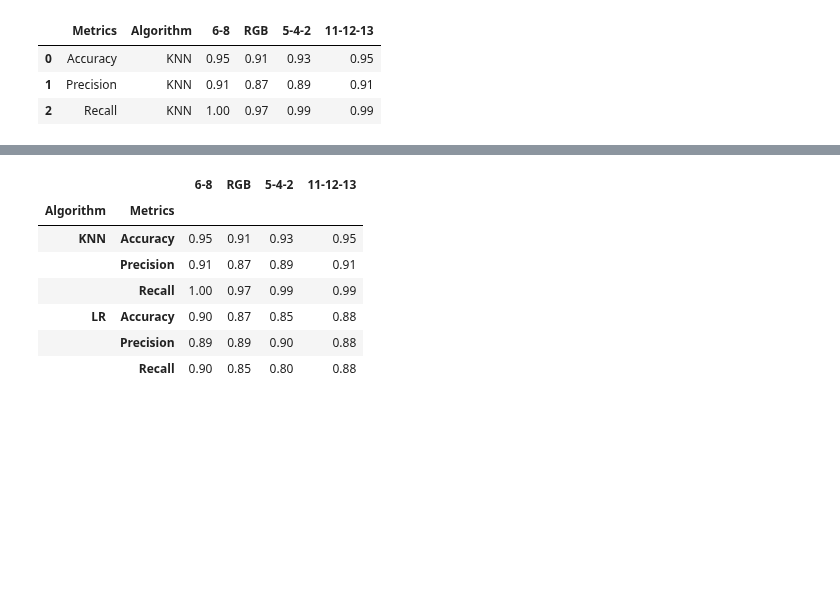
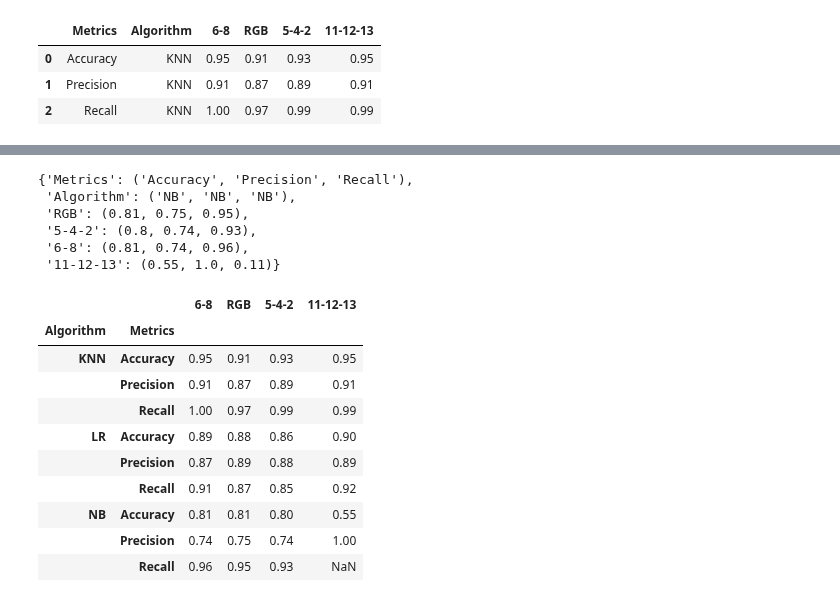
Before and after one commit to jonasbarth/fds-2022-final-project, a Jupyter notebook: hoc.ipynb, the cells around one changed output, grey strips where cells are left out. Cells and saved outputs as stored; diff of their text form; code cells hidden in the pictures; blank space fills up the shorter version.

```diff
--- a/hoc.ipynb
+++ b/hoc.ipynb
@@ -452,21 +453,23 @@ sim_KNN
 dz = {}
 dz['Metrics']=('Accuracy','Precision','Recall')
 dz['Algorithm']=('LR','LR','LR')
+logistic_best_params = bands_best_params(logistic_results)
 
-for i in bands_combination.keys():
-    knn = make_pipeline(
-        ColumnSelector(bands_combination[i]),
+for band, params in logistic_best_params.items():
+    logistic = make_pipeline(
+        ColumnSelector(),
         SimpleImputer(),
         LogisticRegression())
+    logistic.set_params(**params)
 
-    knn.fit(train_hist,train_label)
-    y_hat = knn.predict(test_hist)
+    logistic.fit(train_hist,train_label)
+    y_hat = logistic.predict(test_hist)
 
     acc = round(accuracy_score(test_label, y_hat),2)
     prec = round(precision_score(test_label, y_hat),2)
     recall = round(recall_score(test_label, y_hat),2)
 
-    dz[i]=acc,prec,recall
+    dz[band]=acc,prec,recall
 
 
 dz
@@ -488,12 +491,49 @@ sim_logistic
+# %%
+dz = {}
+dz['Metrics']=('Accuracy','Precision','Recall')
+dz['Algorithm']=('NB','NB','NB')
+bayes_best_params = bands_best_params(naive_bayes_results)
+
+for band, params in bayes_best_params.items():
+    bayes = make_pipeline(
+        ColumnSelector(),
+        SimpleImputer(),
+        GaussianNB())
+    bayes.set_params(**params)
+
+    bayes.fit(train_hist,train_label)
+    y_hat = bayes.predict(test_hist)
+
+    acc = round(accuracy_score(test_label, y_hat),2)
+    prec = round(precision_score(test_label, y_hat),2)
+    recall = round(recall_score(test_label, y_hat),2)
+
+    dz[band]=acc,prec,recall
+
+
+dz
+# %% [output]
+{'Metrics': ('Accuracy', 'Precision', 'Recall'),
+ 'Algorithm': ('NB', 'NB', 'NB'),
+ 'RGB': (0.81, 0.75, 0.95),
+ '5-4-2': (0.8, 0.74, 0.93),
+ '6-8': (0.81, 0.74, 0.96),
+ '11-12-13': (0.55, 1.0, 0.11)}
+# %%
+sim_bayes = pd.DataFrame(dz)
 # %%
-data = pd.concat([sim_KNN,sim_logistic]).set_index(['Algorithm','Metrics'])
-data
+HOC = pd.concat([sim_KNN,sim_logistic,sim_bayes]).set_index(['Algorithm','Metrics'])
+HOC.loc[('NB','Recall'),'11-12-13']=np.NaN
+HOC
 # %% [output]
 |  |  | 6-8 | RGB | 5-4-2 | 11-12-13 |
 | Algorithm | Metrics |  |  |  |  |
 | KNN | Accuracy | 0.95 | 0.91 | 0.93 | 0.95 |
 |  | Precision | 0.91 | 0.87 | 0.89 | 0.91 |
 |  | Recall | 1.00 | 0.97 | 0.99 | 0.99 |
-| LR | Accuracy | 0.90 | 0.87 | 0.85 | 0.88 |
-|  | Precision | 0.89 | 0.89 | 0.90 | 0.88 |
-|  | Recall | 0.90 | 0.85 | 0.80 | 0.88 |
+| LR | Accuracy | 0.89 | 0.88 | 0.86 | 0.90 |
+|  | Precision | 0.87 | 0.89 | 0.88 | 0.89 |
+|  | Recall | 0.91 | 0.87 | 0.85 | 0.92 |
+| NB | Accuracy | 0.81 | 0.81 | 0.80 | 0.55 |
+|  | Precision | 0.74 | 0.75 | 0.74 | 1.00 |
+|  | Recall | 0.96 | 0.95 | 0.93 | NaN |
```
Also changed, not shown: parts of 16 cells of this notebook.
